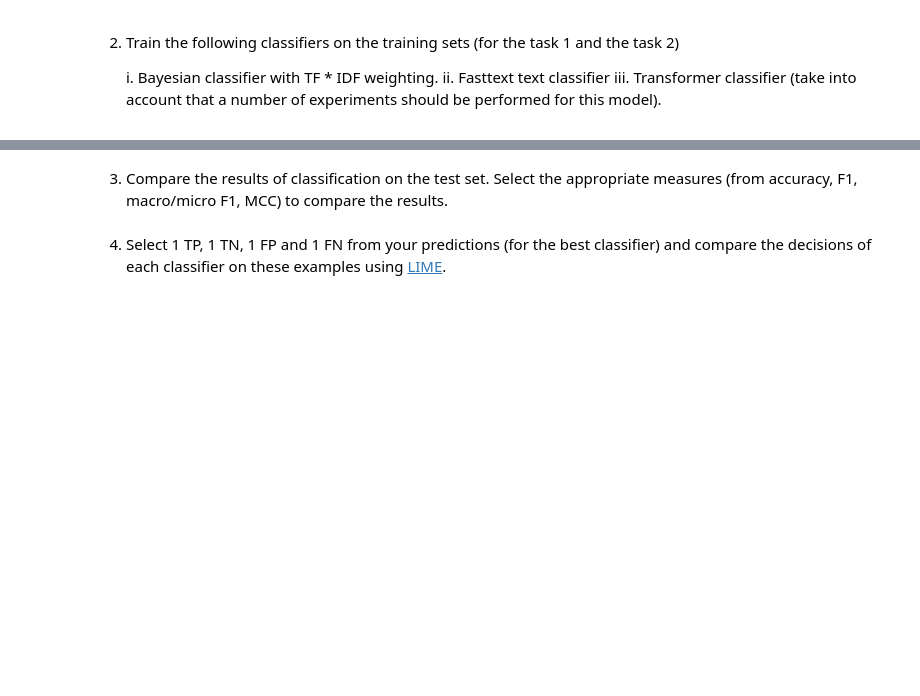
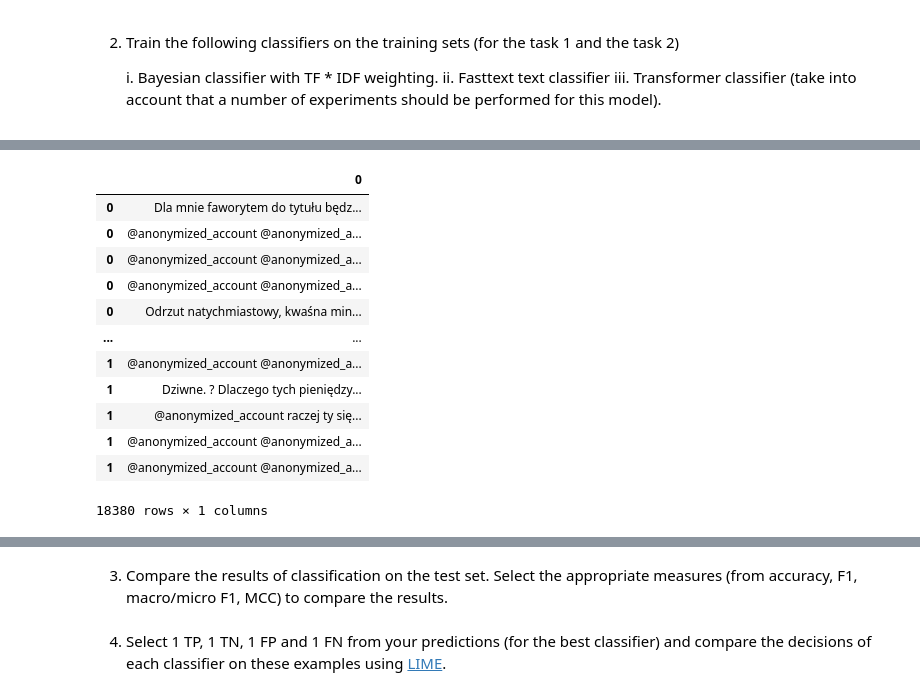
Before and after one commit to sgrzegorz/natural-language-processing, a Jupyter notebook: 07_text_classification_cyberbulling/cyberbulling.ipynb, the cells around one changed output, grey strips where cells are left out. Cells and saved outputs as stored; diff of their text form; code cells hidden in the pictures; blank space fills up the shorter version.

```diff
--- a/07_text_classification_cyberbulling/cyberbulling.ipynb
+++ b/07_text_classification_cyberbulling/cyberbulling.ipynb
@@ -39,6 +65,21 @@ print(dataset['train'][3])
 # tokenizer = AutoTokenizer.from_pretrained('bert-base-cased')
 
 # tokenized_dataset = squad_dataset.map(lambda x: tokenizer(x['context']), batched=True)
+train_X = dataset['train']['text']
+train_y = dataset['train']['label']
+
+test_X = dataset['test']['text']
+test_y = dataset['test']['label']
+
+oversample = RandomOverSampler(sampling_strategy='minority')
+
+train_X, train_y = oversample.fit_resample(np.array(train_X).reshape(-1,1), np.array(train_y))
+train_X = train_X.reshape(-1).tolist()
+train_y=train_y.reshape(-1).tolist()
+
+# test_X, test_y = oversample.fit_resample(np.array(test_X).reshape(-1,1), np.array(test_y))
+# test_X =test_X.reshape(-1).tolist()
+# test_y=test_y.reshape(-1).tolist()
 # %% [output]
 Reusing dataset poleval2019_cyber_bullying (/home/x/.cache/huggingface/datasets/poleval2019_cyber_bullying/task01/1.0.0/ce6060c56dae43c469bab309a7573b86299b0bcc2484e85cfe0ae70b5f770450)
 {'text': '@anonymized_account @anonymized_account Przecież to nawet nie jest przewrotka 😂', 'label': 0}
@@ -133,0 +210,16 @@ testing_X
+# %%
+pd.DataFrame(train_X,train_y)
+# %% [output]
+|  | 0 |
+| 0 | Dla mnie faworytem do tytułu będz... |
+| 0 | @anonymized_account @anonymized_a... |
+| 0 | @anonymized_account @anonymized_a... |
+| 0 | @anonymized_account @anonymized_a... |
+| 0 | Odrzut natychmiastowy, kwaśna min... |
+| ... | ... |
+| 1 | @anonymized_account @anonymized_a... |
+| 1 | Dziwne. ? Dlaczego tych pieniędzy... |
+| 1 | @anonymized_account raczej ty się... |
+| 1 | @anonymized_account @anonymized_a... |
+| 1 | @anonymized_account @anonymized_a... |
+18380 rows × 1 columns
```
Also changed, not shown: parts of 23 cells of this notebook.
